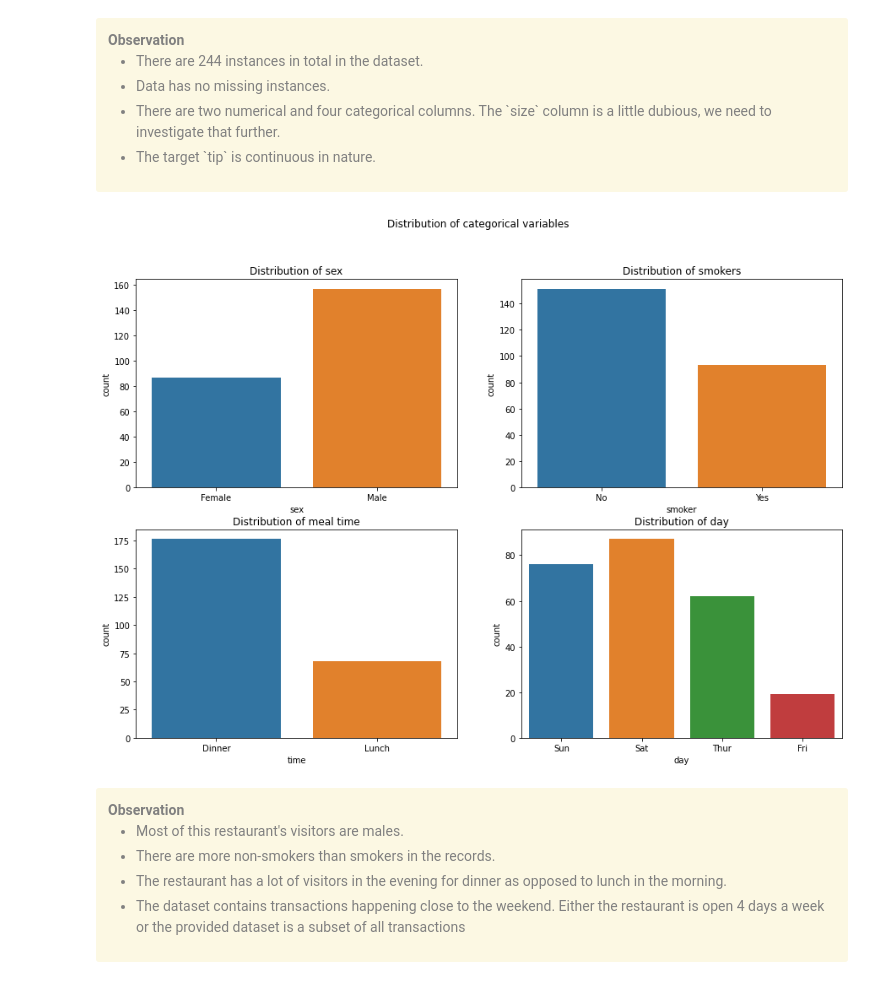
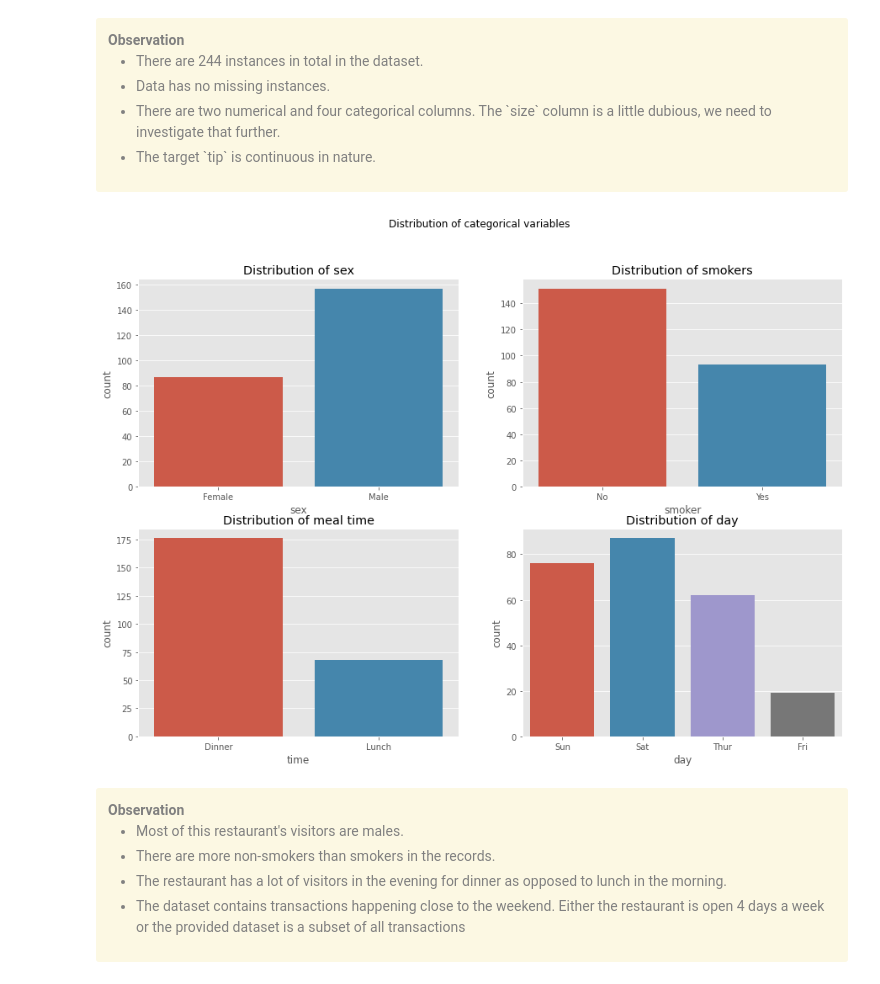
Before and after one commit to ElisonSherton/MTech_DSE_Sem2, a Jupyter notebook: ML/Assignment2/Group128_TipDataset.ipynb, the cells around one changed output. Cells and saved outputs as stored; diff of their text form; code cells hidden in the pictures.

```diff
--- a/ML/Assignment2/Group128_TipDataset.ipynb
+++ b/ML/Assignment2/Group128_TipDataset.ipynb
@@ -30,6 +30,7 @@ import numpy as np
 import pandas as pd
 import seaborn as sns
 
+plt.style.use("ggplot")
 %matplotlib inline
 # %% [markdown]
 ### Data Visualization and Exploration
@@ -85,17 +86,21 @@ memory usage: 13.5+ KB
 </ul>
 </div>
 # %%
-fig, ax = plt.subplots(2, 2, figsize = (15,10))
+fig, ax = plt.subplots(2, 2, figsize=(15, 10))
 ax = ax.flat
 
-sns.countplot(x = df.sex, ax = ax[0]); ax[0].set_title("Distribution of sex")
-sns.countplot(x = df.smoker, ax = ax[1]); ax[1].set_title("Distribution of smokers")
-sns.countplot(x = df.time, ax = ax[2]); ax[2].set_title("Distribution of meal time")
-sns.countplot(x = df.day, ax = ax[3]); ax[3].set_title("Distribution of day")
+sns.countplot(x=df.sex, ax=ax[0])
+ax[0].set_title("Distribution of sex")
+sns.countplot(x=df.smoker, ax=ax[1])
+ax[1].set_title("Distribution of smokers")
+sns.countplot(x=df.time, ax=ax[2])
+ax[2].set_title("Distribution of meal time")
+sns.countplot(x=df.day, ax=ax[3])
+ax[3].set_title("Distribution of day")
 
-fig.suptitle("Distribution of categorical variables", fontsize = 12);
+fig.suptitle("Distribution of categorical variables", fontsize=12);
 # %% [output]
-[figure, old version]
+[figure, new version]
 # %% [markdown]
 <div class="alert alert-warning alert-info" style="color:gray">
     <b>Observation</b>
```
Also changed, not shown: parts of 44 cells of this notebook.
